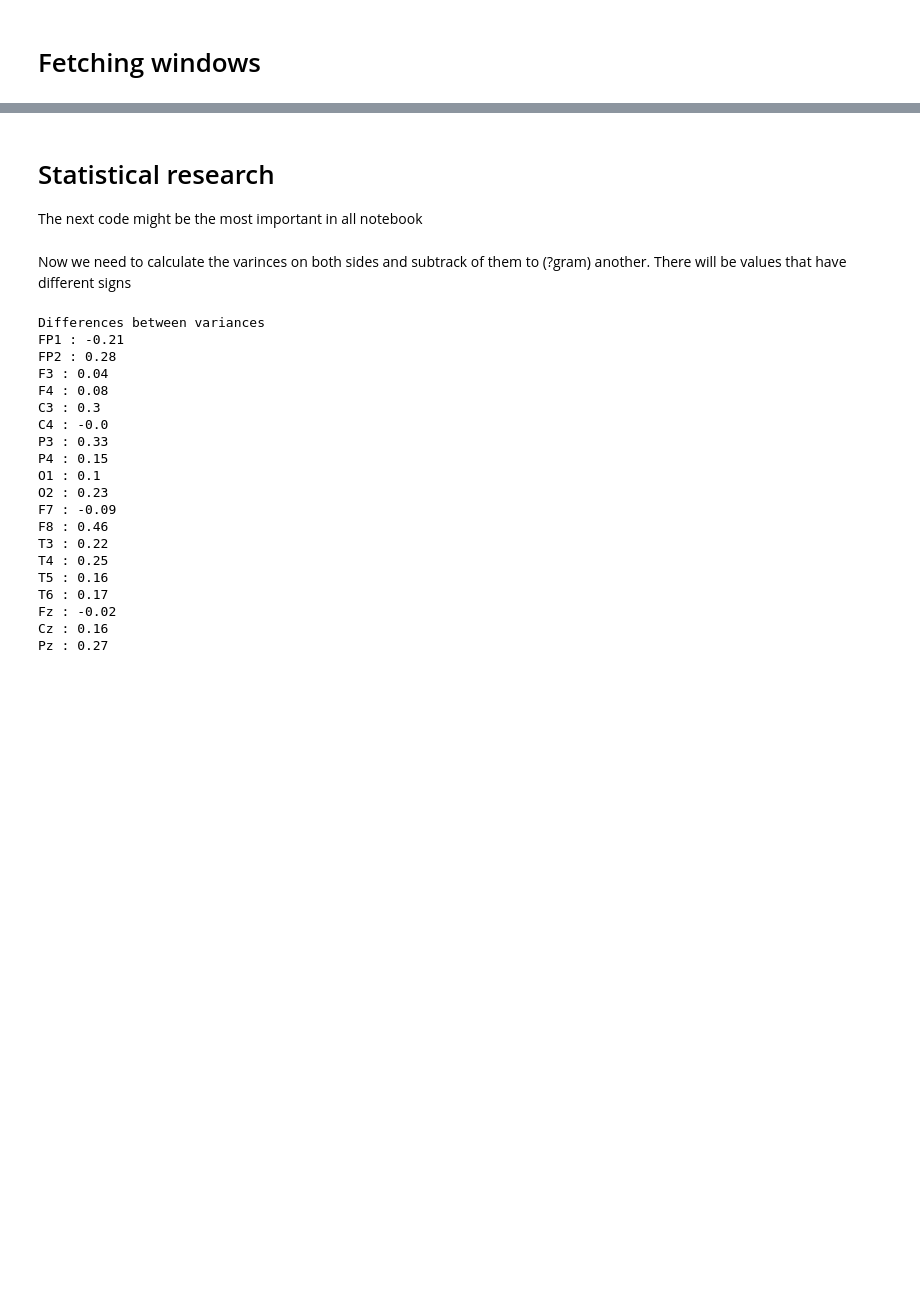
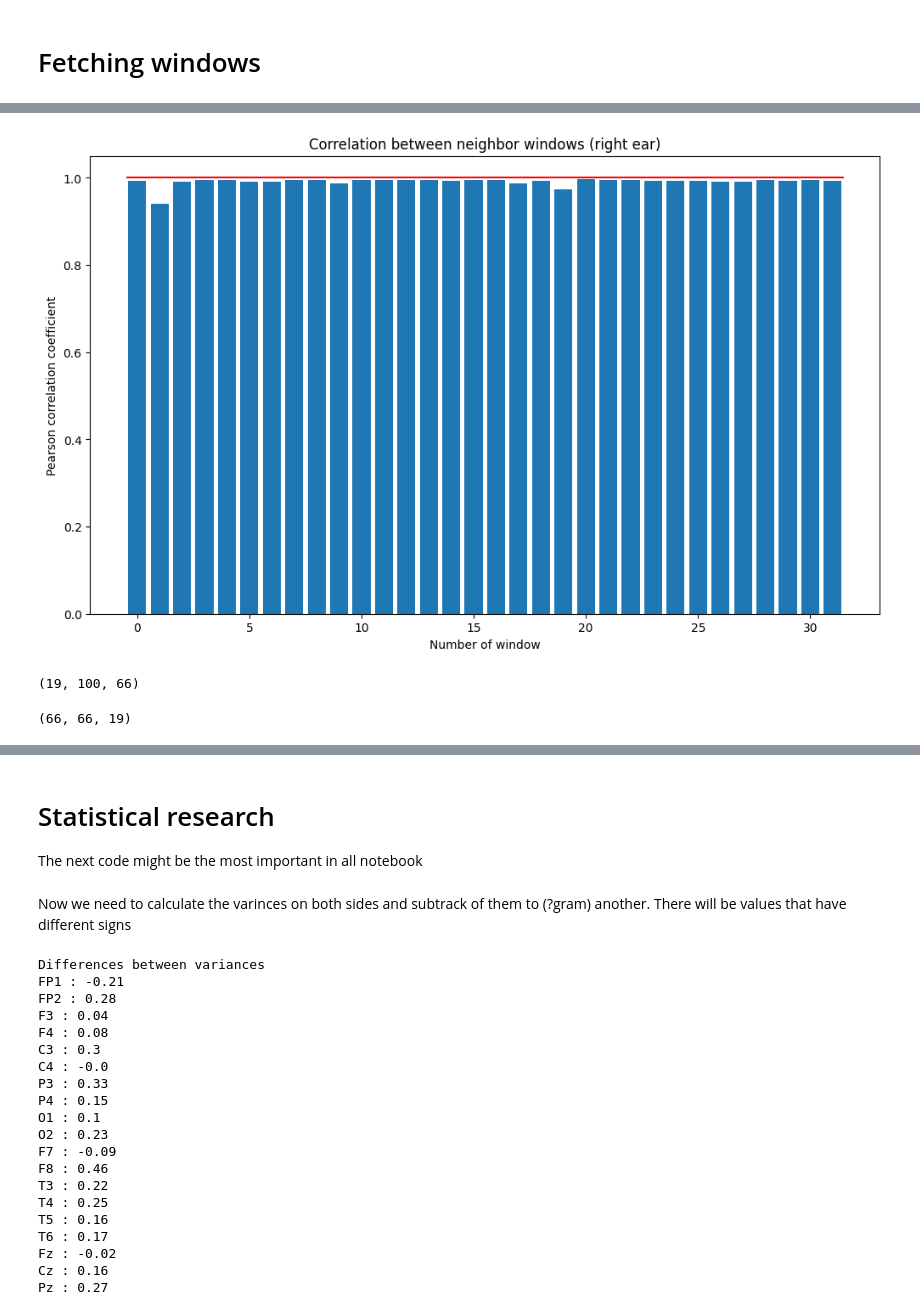
Before and after one commit to deltaC/EEG_Event_Classification, a Jupyter notebook: new_method_stat_research.ipynb, the cells around one changed output, grey strips where cells are left out. Saved outputs shown, nothing was run; the diff lists cells and outputs as text; code cells hidden in the pictures; blank space fills up the shorter version.

```diff
--- a/new_method_stat_research.ipynb
+++ b/new_method_stat_research.ipynb
@@ -156,0 +124,29 @@ trials_r = trials_r.T.reshape((n_channels, len(win), n_events))
+# %%
+plt.figure(figsize=(12,7))
+plt.bar(np.arange(len(corrs_r[:, :, 0][0]) - 1), [corrs_r[i, i+1, 0] for i in range(len(corrs_r[:, :, 0][0]) - 1)])
+plt.hlines(y=1.0, xmin=-0.5, xmax=31.5, color='r')
+plt.xlabel("Number of window")
+plt.ylabel("Pearson correlation coefficient")
+plt.title("Correlation between neighbor windows (right ear)")
+plt.savefig('Same_r_classes_corr.jpg')
+plt.show()
+# %% [output]
+[figure, added]
+# %%
+trials_rl = np.zeros((trials_r.shape[0], trials_r.shape[1], trials_r.shape[2] + trials_l.shape[2]))
+
+for i in range(trials_r.shape[-1]):
+    trials_rl[:, :, i] = trials_r[:, :, i]
+
+for i in range(trials_l.shape[-1]):
+    trials_rl[:, :, i + trials_r.shape[-1]] = trials_l[:, :, i]
+
+trials_rl = np.array(trials_rl)
+trials_rl.shape
+# %% [output]
+(19, 100, 66)
+# %%
+corrs_rl = misc.get_corr_matrix(trials_rl)
+corrs_rl.shape
+# %% [output]
+(66, 66, 19)
```
Also changed, not shown: parts of 31 cells of this notebook, 14 other files.
